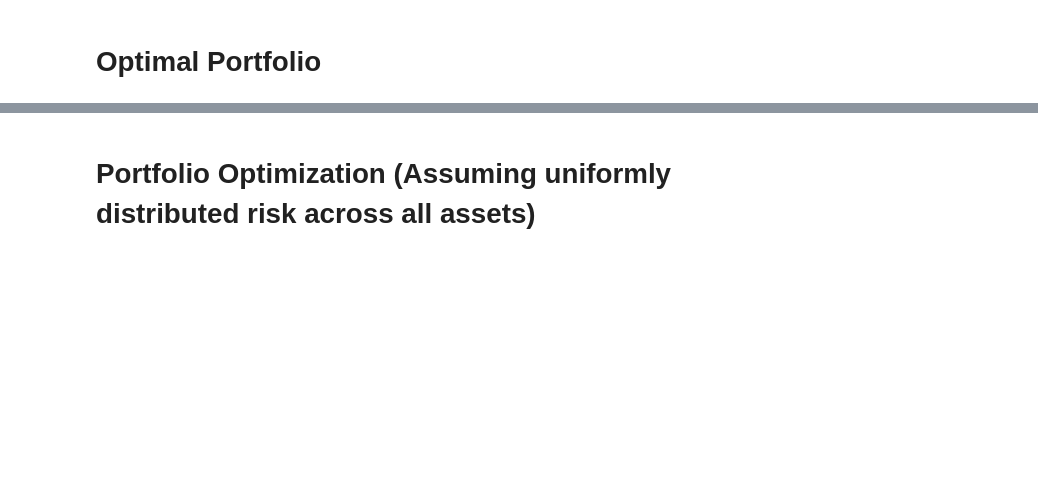
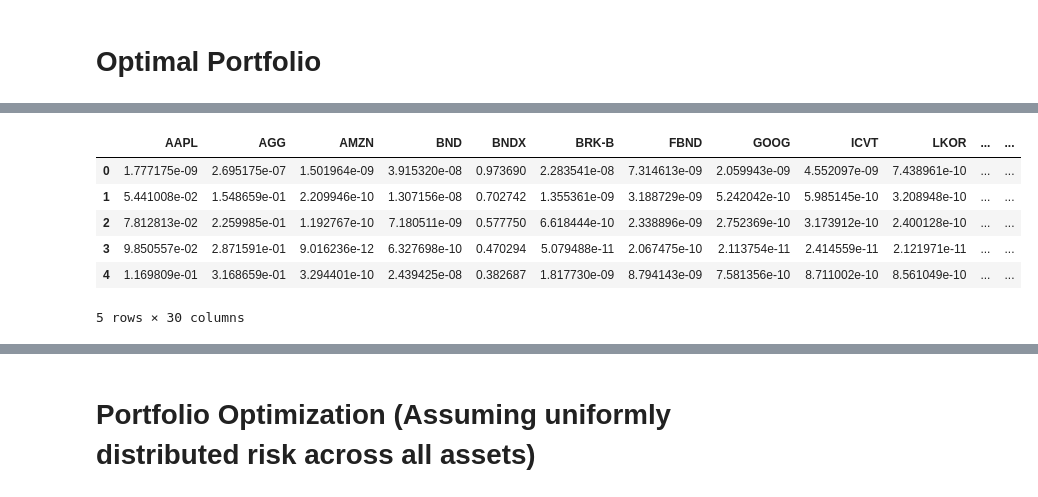
Before and after one commit to ssenhouse/Project1, a Jupyter notebook: fab_five_portfolio_picker.ipynb, the cells around one changed output, grey strips where cells are left out. Drawn from its saved outputs; the diff is of its cells as text; code cells hidden in the pictures; blank space fills up the shorter version.

```diff
--- a/fab_five_portfolio_picker.ipynb
+++ b/fab_five_portfolio_picker.ipynb
@@ -186,0 +204,15 @@ ax = rp.plot_pie(w=w, title='Risk Aversion Portfolio', others=0.05, nrow=25, cma
+# %%
+# Calculating the efficient frontier for the portfolio
+points = 50 # Number of points of the frontier
+
+frontier = port.efficient_frontier(model=model, rm=rm, points=points, rf=rf, hist=hist)
+
+display(frontier.T.head())
+# %% [output]
+|  | AAPL | AGG | AMZN | BND | BNDX | BRK-B | FBND | GOOG | ICVT | LKOR | ... | ... |
+| 0 | 1.777175e-09 | 2.695175e-07 | 1.501964e-09 | 3.915320e-08 | 0.973690 | 2.283541e-08 | 7.314613e-09 | 2.059943e-09 | 4.552097e-09 | 7.438961e-10 | ... | ... |
+| 1 | 5.441008e-02 | 1.548659e-01 | 2.209946e-10 | 1.307156e-08 | 0.702742 | 1.355361e-09 | 3.188729e-09 | 5.242042e-10 | 5.985145e-10 | 3.208948e-10 | ... | ... |
+| 2 | 7.812813e-02 | 2.259985e-01 | 1.192767e-10 | 7.180511e-09 | 0.577750 | 6.618444e-10 | 2.338896e-09 | 2.752369e-10 | 3.173912e-10 | 2.400128e-10 | ... | ... |
+| 3 | 9.850557e-02 | 2.871591e-01 | 9.016236e-12 | 6.327698e-10 | 0.470294 | 5.079488e-11 | 2.067475e-10 | 2.113754e-11 | 2.414559e-11 | 2.121971e-11 | ... | ... |
+| 4 | 1.169809e-01 | 3.168659e-01 | 3.294401e-10 | 2.439425e-08 | 0.382687 | 1.817730e-09 | 8.794143e-09 | 7.581356e-10 | 8.711002e-10 | 8.561049e-10 | ... | ... |
+5 rows × 30 columns
```
Also changed, not shown: parts of 20 cells of this notebook, 1 other file.
